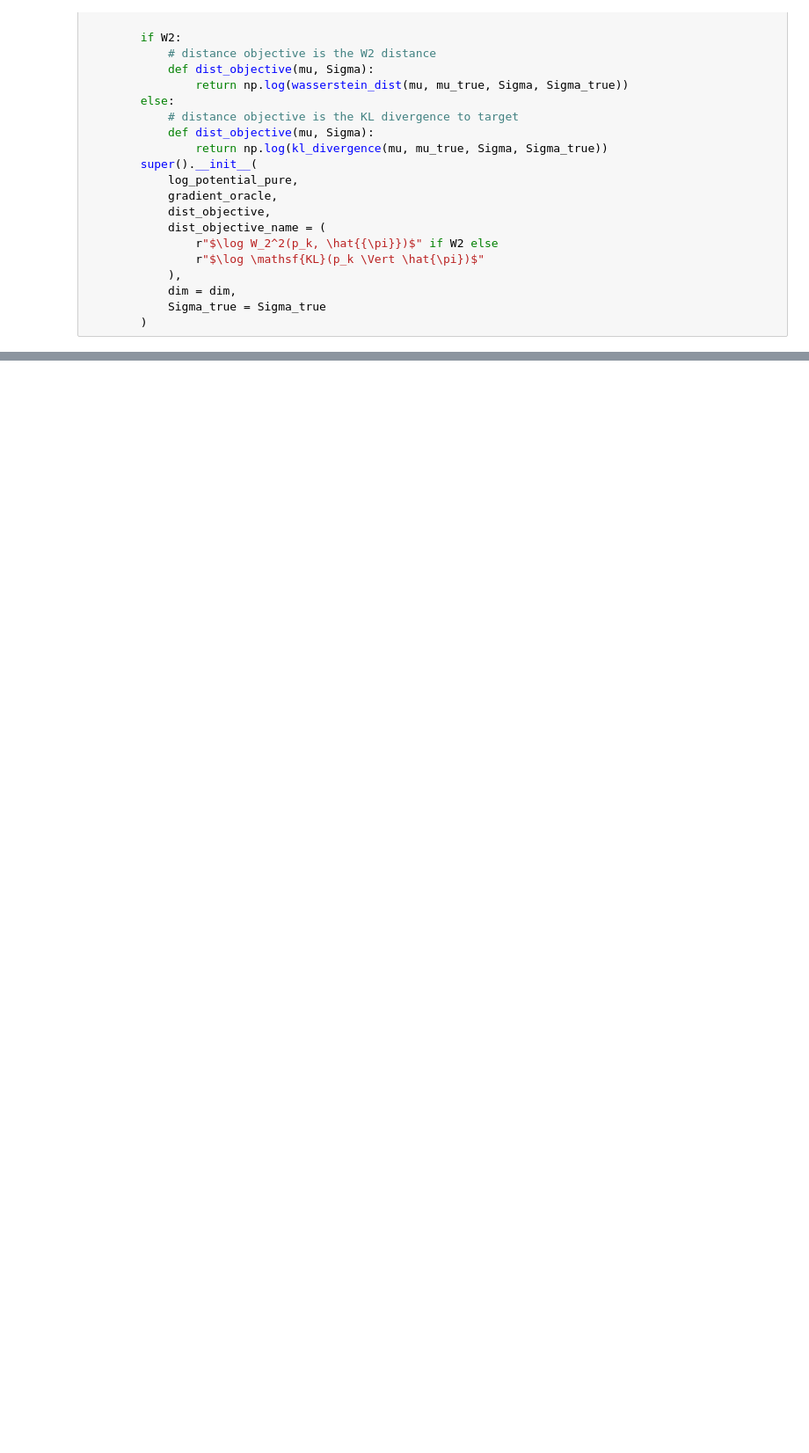
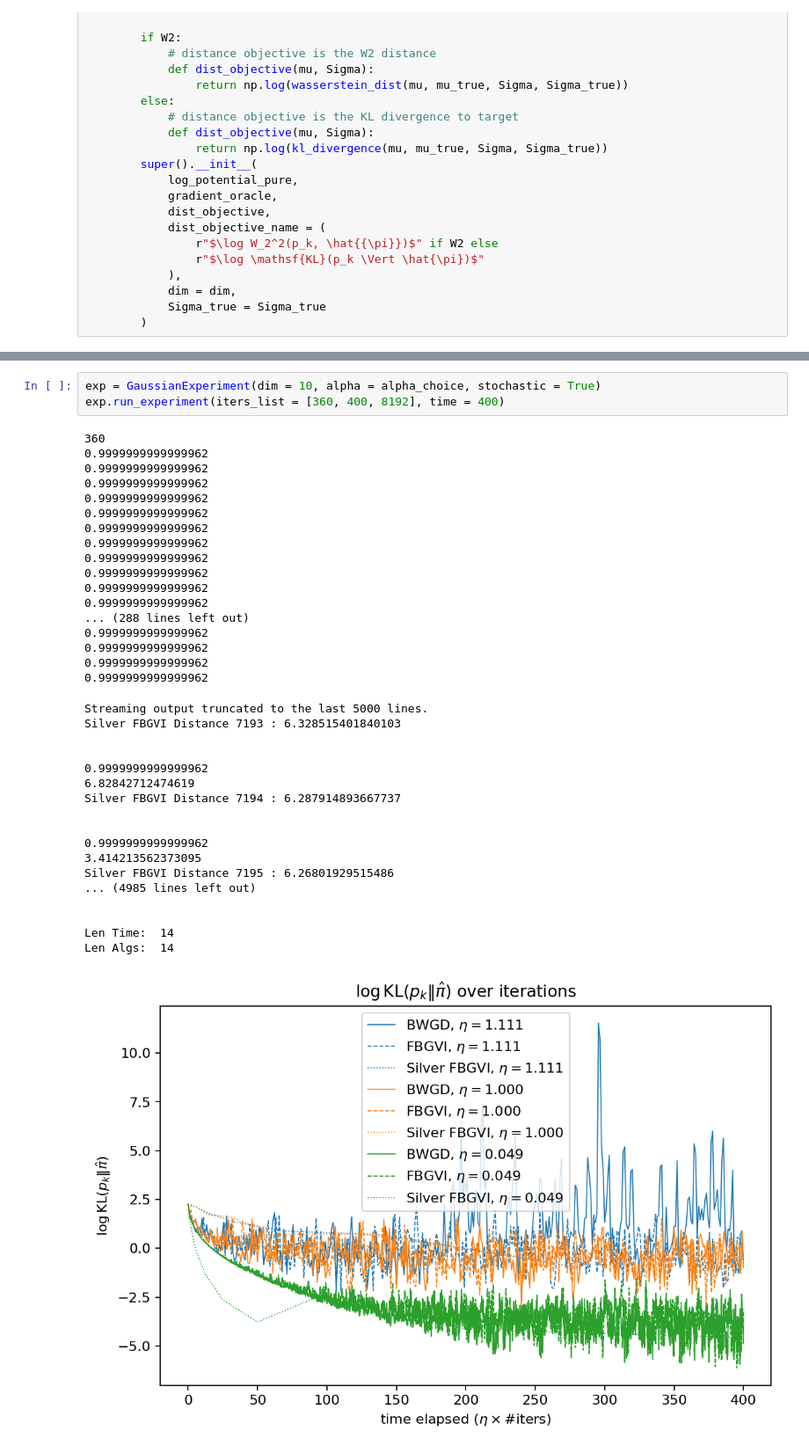
Before and after one commit to ayfeng23/FB_algorithms, a Jupyter notebook: Silver_Stepsize_FB_VI.ipynb, the cells around one changed output, grey strips where cells are left out. Shown at 88% size. Drawn from its saved outputs; the diff is of its cells as text; blank space fills up the shorter version.

```diff
--- a/Silver_Stepsize_FB_VI.ipynb
+++ b/Silver_Stepsize_FB_VI.ipynb
@@ -516,0 +564,39 @@ LinAlgError: eig algorithm (geev) did not converge (only eigenvalues with order
+# %%
+exp = GaussianExperiment(dim = 10, alpha = alpha_choice, stochastic = True)
+exp.run_experiment(iters_list = [360, 400, 8192], time = 400)
+# %% [output]
+360
+0.9999999999999962
+0.9999999999999962
+0.9999999999999962
+0.9999999999999962
+0.9999999999999962
+0.9999999999999962
+0.9999999999999962
+0.9999999999999962
+0.9999999999999962
+0.9999999999999962
+0.9999999999999962
+... (288 lines left out)
+0.9999999999999962
+0.9999999999999962
+0.9999999999999962
+0.9999999999999962
+Streaming output truncated to the last 5000 lines.
+Silver FBGVI Distance 7193 : 6.328515401840103
+
+
+0.9999999999999962
+6.82842712474619
+Silver FBGVI Distance 7194 : 6.287914893667737
+
+
+0.9999999999999962
+3.414213562373095
+Silver FBGVI Distance 7195 : 6.26801929515486
+... (4985 lines left out)
+
+
+Len Time:  14
+Len Algs:  14
+[figure, added]
```
Also changed, not shown: parts of 12 cells of this notebook.
